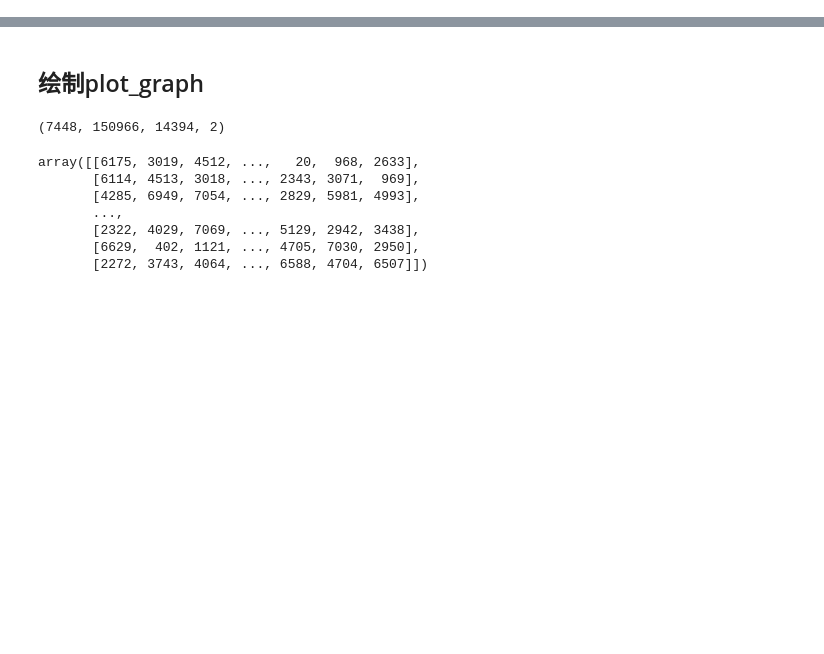
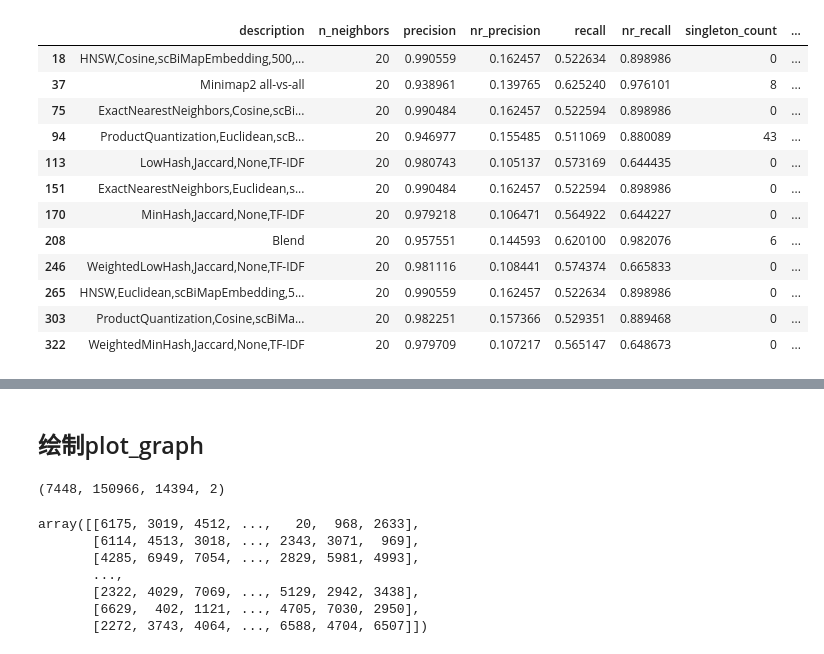
Before and after one commit to jzhang-dev/kNN-overlap-finder, a Jupyter notebook: workflow/notebooks/visulization.ipynb, the cells around one changed output, grey strips where cells are left out. Drawn from its saved outputs; the diff is of its cells as text; code cells hidden in the pictures; blank space fills up the shorter version.

```diff
--- a/workflow/notebooks/visulization.ipynb
+++ b/workflow/notebooks/visulization.ipynb
@@ -79,3 +111,19 @@ visul_method
+# %%
+df[df['n_neighbors']==20]
+# %% [output]
+|  | description | n_neighbors | precision | nr_precision | recall | nr_recall | singleton_count | ... |
+| 18 | HNSW,Cosine,scBiMapEmbedding,500,... | 20 | 0.990559 | 0.162457 | 0.522634 | 0.898986 | 0 | ... |
+| 37 | Minimap2 all-vs-all | 20 | 0.938961 | 0.139765 | 0.625240 | 0.976101 | 8 | ... |
+| 75 | ExactNearestNeighbors,Cosine,scBi... | 20 | 0.990484 | 0.162457 | 0.522594 | 0.898986 | 0 | ... |
+| 94 | ProductQuantization,Euclidean,scB... | 20 | 0.946977 | 0.155485 | 0.511069 | 0.880089 | 43 | ... |
+| 113 | LowHash,Jaccard,None,TF-IDF | 20 | 0.980743 | 0.105137 | 0.573169 | 0.644435 | 0 | ... |
+| 151 | ExactNearestNeighbors,Euclidean,s... | 20 | 0.990484 | 0.162457 | 0.522594 | 0.898986 | 0 | ... |
+| 170 | MinHash,Jaccard,None,TF-IDF | 20 | 0.979218 | 0.106471 | 0.564922 | 0.644227 | 0 | ... |
+| 208 | Blend | 20 | 0.957551 | 0.144593 | 0.620100 | 0.982076 | 6 | ... |
+| 246 | WeightedLowHash,Jaccard,None,TF-IDF | 20 | 0.981116 | 0.108441 | 0.574374 | 0.665833 | 0 | ... |
+| 265 | HNSW,Euclidean,scBiMapEmbedding,5... | 20 | 0.990559 | 0.162457 | 0.522634 | 0.898986 | 0 | ... |
+| 303 | ProductQuantization,Cosine,scBiMa... | 20 | 0.982251 | 0.157366 | 0.529351 | 0.889468 | 0 | ... |
+| 322 | WeightedMinHash,Jaccard,None,TF-IDF | 20 | 0.979709 | 0.107217 | 0.565147 | 0.648673 | 0 | ... |
 # %%
 k_values = np.arange(2, 21)
 y_labels = dict(
```
Also changed, not shown: parts of 6 cells of this notebook, 13 other files.
